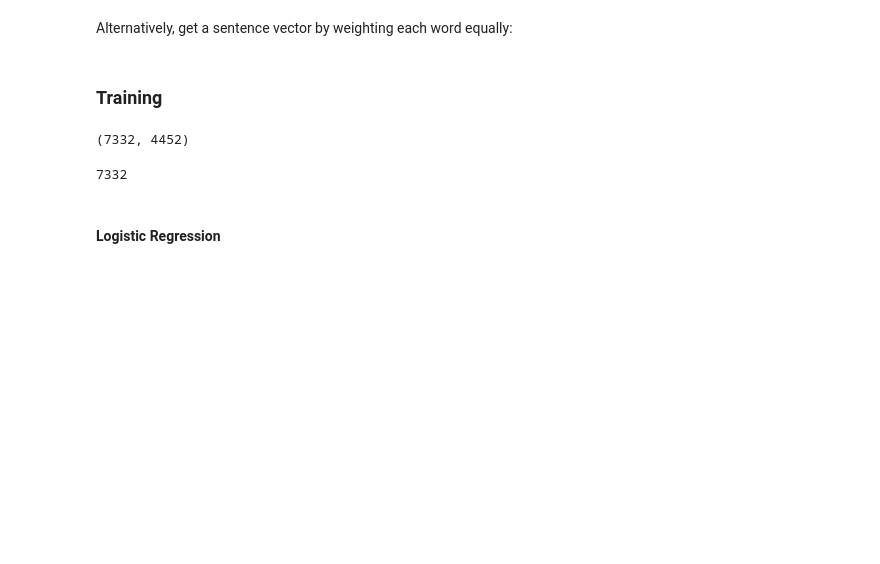
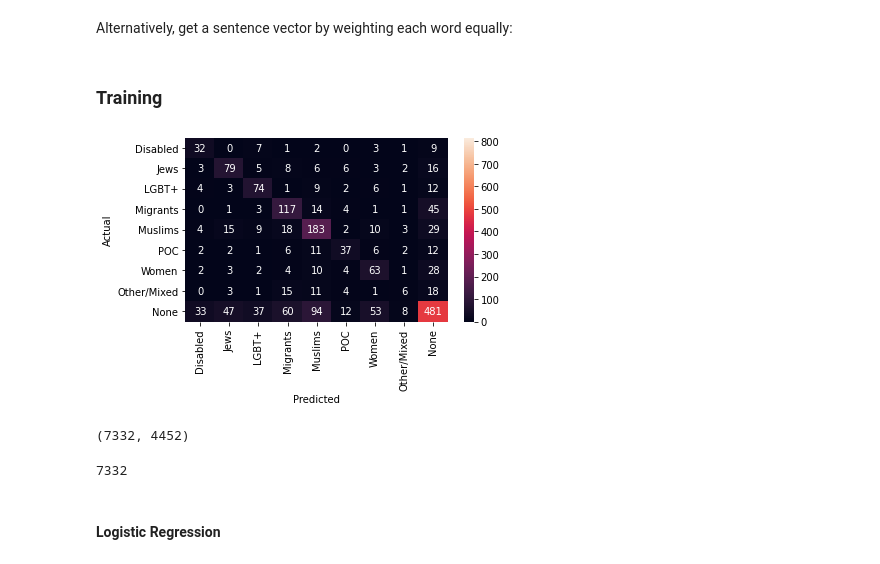
Before and after one commit to MarisaJH/CounterSpeechGenerator, a Jupyter notebook: HateSpeechClassifier/Hate_Classification.ipynb, the cells around one changed output. Saved outputs shown, nothing was run; the diff lists cells and outputs as text; code cells hidden in the pictures; blank space fills up the shorter version.

```diff
--- a/HateSpeechClassifier/Hate_Classification.ipynb
+++ b/HateSpeechClassifier/Hate_Classification.ipynb
@@ -386,11 +463,25 @@ X_train, X_test, y_train, y_test = train_test_split(X, y, random_state=seed, tes
 # %%
 def save_heatmap_fig(confusion_matrix, model_name: str, embedding_name: str, filetype='png'):
     plt.subplots(tight_layout=True)
-    fig = sns.heatmap(confusion_matrix, annot=True, fmt='g', xticklabels=target_types, yticklabels=target_types)
+    fig = sns.heatmap(confusion_matrix, vmax=817.0, annot=True, fmt='g', xticklabels=target_types, yticklabels=target_types)
     fig.set_xlabel('Predicted')
     fig.set_ylabel('Actual')
 
     plt.savefig(f'Figures/Confusion_{model_name}_model_{embedding_name}.{filetype}')
+# %%
+d2v_confusion = [[ 32,   0,   7,   1,   2,   0,   3,   1,   9],
+                [  3,  79,   5,   8,  6,   6,   3,   2,  16],
+                [  4,   3,  74,   1,   9,   2,   6,   1,  12],
+                [  0,   1,   3, 117,  14,   4,   1,   1,  45],
+                [  4,  15,   9,  18, 183,   2,  10,   3,  29],
+                [  2,   2,   1,   6,  11,  37,   6,   2,  12],
+                [  2,   3,   2,   4,  10,   4,  63,   1,  28],
+                [  0,   3,   1,  15,  11,   4,   1,   6,  18],
+                [ 33,  47,  37,  60,  94,  12,  53,   8, 481]]
+
+save_heatmap_fig(d2v_confusion, 'LR_50nostop', 'd2v')
+# %% [output]
+[figure, added]
 # %%
 # from https://www.kaggle.com/kmkarakaya/multi-label-model-evaluation#PART-B:-ROC-&-AUC
 def save_roc_curve(model_name: str, embedding_name: str, X_train, X_test, y_train, y_test, filetype='png'):
```
Also changed, not shown: parts of 38 cells of this notebook.
